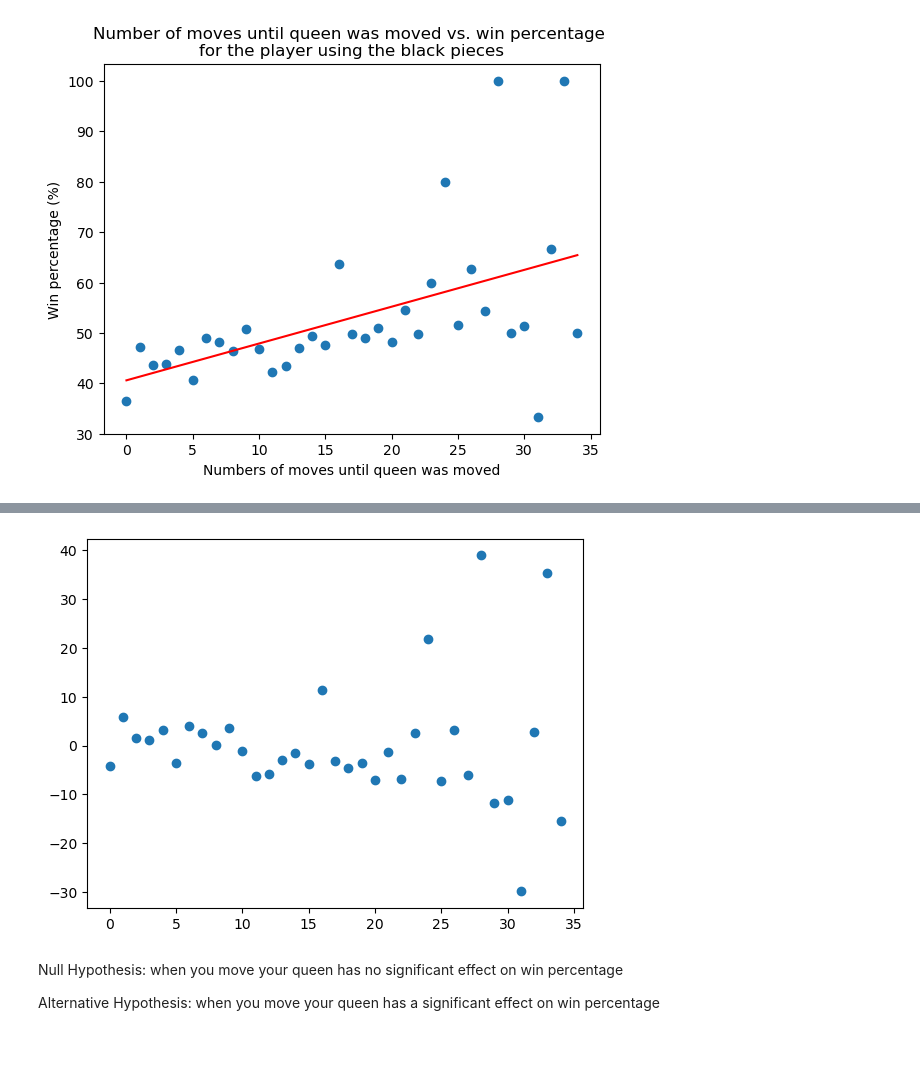
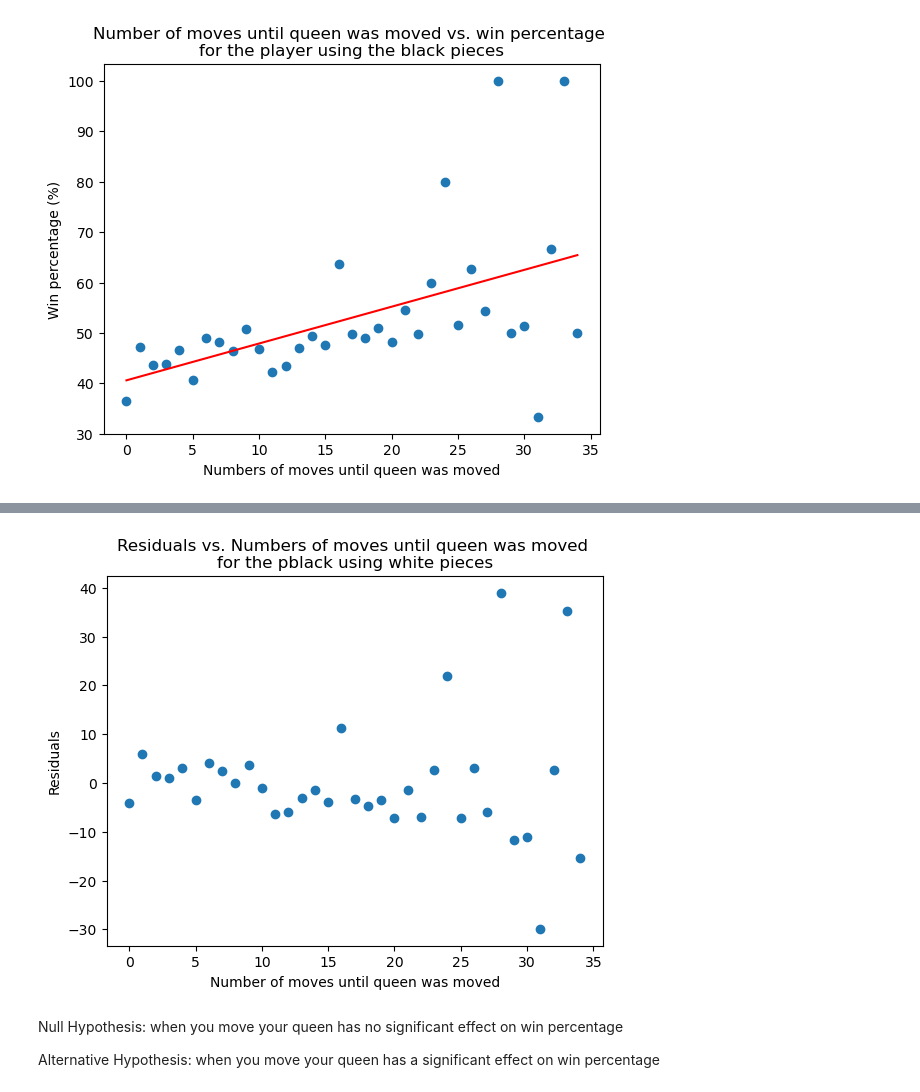
Before and after one commit to samanthataskale/ChessAnalysisTutorial, a Jupyter notebook: ChessAnalysisTutorial.ipynb, the cells around one changed output, grey strips where cells are left out. Cells and saved outputs as stored; diff of their text form; code cells hidden in the pictures; blank space fills up the shorter version.

```diff
--- a/ChessAnalysisTutorial.ipynb
+++ b/ChessAnalysisTutorial.ipynb
@@ -288,16 +288,16 @@ plt.show()
 # %%
 b_residuals = []
 for i, move in enumerate(b_first35):
     residual = black_win_perc[i] - b_preds[i]
     b_residuals.append(residual)
 
 plt.scatter(b_first35, b_residuals)
-plt.show()
 plt.xlabel("Number of moves until queen was moved")
 plt.ylabel('Residuals')
-plt.title('Residuals vs. Numbers of moves until queen was moved \nfor the player using white pieces')
+plt.title('Residuals vs. Numbers of moves until queen was moved \nfor the pblack using white pieces')
+plt.show()
 # %% [output]
-[figure, old version]
+[figure, new version]
 # %% [markdown]
 Null Hypothesis: when you move your queen has no significant effect on win percentage
 
```
Also changed, not shown: parts of 3 cells of this notebook.
